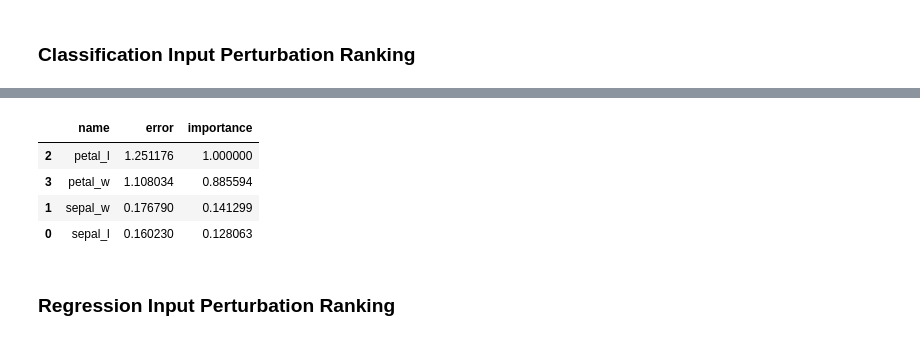
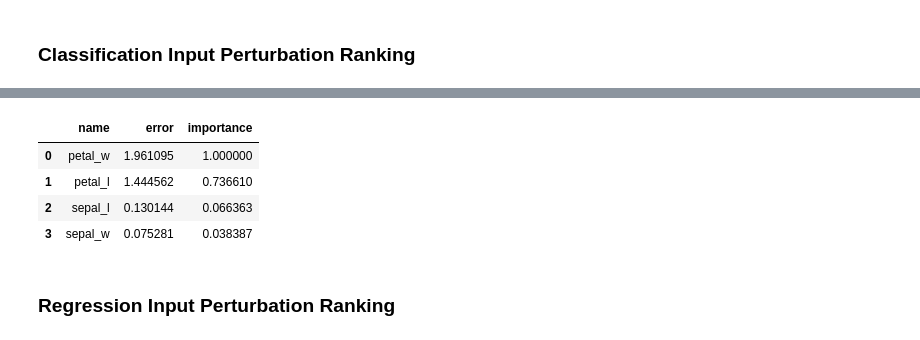
Before and after one commit to jeffheaton/t81_558_deep_learning, a Jupyter notebook: t81_558_class12_app.ipynb, the cells around one changed output, grey strips where cells are left out. Cells and saved outputs as stored; diff of their text form; code cells hidden in the pictures.

```diff
--- a/t81_558_class12_app.ipynb
+++ b/t81_558_class12_app.ipynb
@@ -310,7 +234,7 @@ def perturbation_rank(model, x, y, names, regression):
         np.random.shuffle(x[:, i])
 
         if regression:
-            pred = model.predict(x_test)
+            pred = model.predict(x)
             error = metrics.mean_squared_error(y, pred)
         else:
             pred = model.predict_proba(x)
@@ -325,6 +249,7 @@ def perturbation_rank(model, x, y, names, regression):
     data = {'name':names,'error':errors,'importance':importance}
     result = pd.DataFrame(data, columns = ['name','error','importance'])
     result.sort_values(by=['importance'], ascending=[0], inplace=True)
+    result.reset_index(inplace=True, drop=True)
     return result
 # %% [markdown]
 ### Classification Input Perturbation Ranking
@@ -367,16 +292,17 @@ Epoch 00494: early stopping
 # %%
 # Rank the features
 from IPython.display import display, HTML
 
-names = df.columns.values[0:-1] # x column names
+names = list(df.columns) # x+y column names
+names.remove("species") # remove the target(y)
 rank = perturbation_rank(model, x_test, y_test, names, False)
 display(rank)
 # %% [output]
 |  | name | error | importance |
-| 2 | petal_l | 1.251176 | 1.000000 |
-| 3 | petal_w | 1.108034 | 0.885594 |
-| 1 | sepal_w | 0.176790 | 0.141299 |
-| 0 | sepal_l | 0.160230 | 0.128063 |
+| 0 | petal_w | 1.961095 | 1.000000 |
+| 1 | petal_l | 1.444562 | 0.736610 |
+| 2 | sepal_l | 0.130144 | 0.066363 |
+| 3 | sepal_w | 0.075281 | 0.038387 |
 # %% [markdown]
 ### Regression Input Perturbation Ranking
 # %%
```
Also changed, not shown: parts of 11 cells of this notebook.
